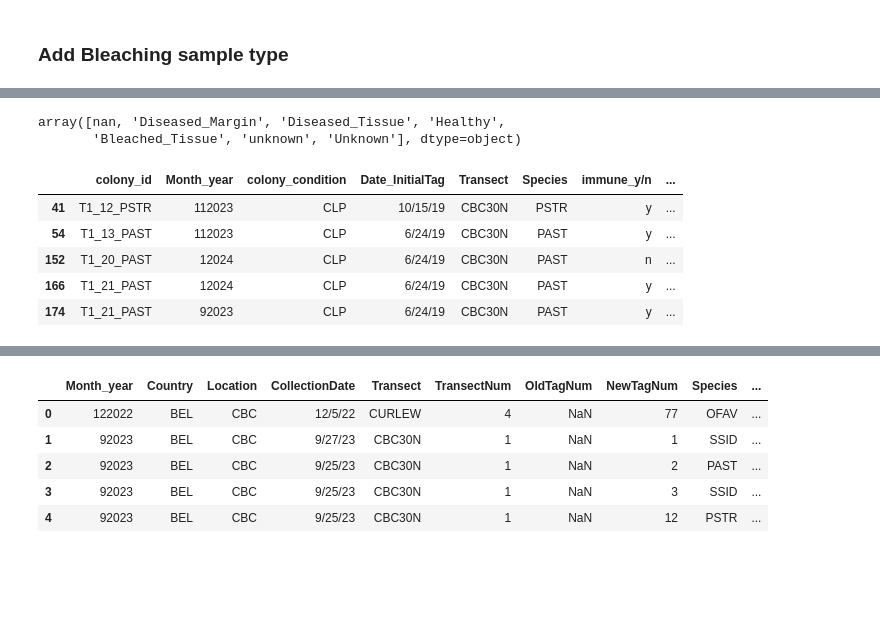
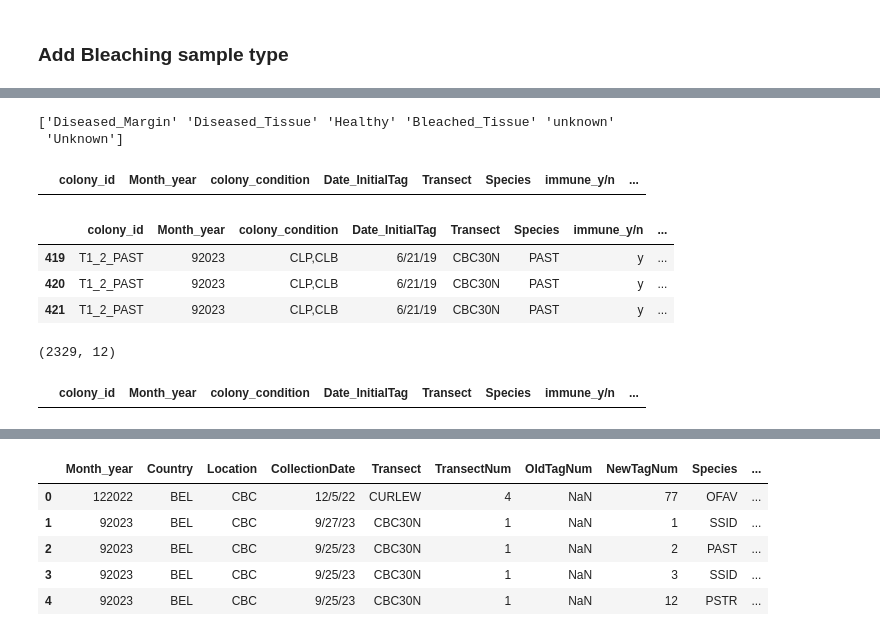
Before and after one commit to brookewicz/Code_notebook, a Jupyter notebook: QA_QC/SampleData/BleachedSamples.ipynb, the cells around one changed output, grey strips where cells are left out. Saved outputs shown, nothing was run; the diff lists cells and outputs as text; code cells hidden in the pictures; blank space fills up the shorter version.

```diff
--- a/QA_QC/SampleData/BleachedSamples.ipynb
+++ b/QA_QC/SampleData/BleachedSamples.ipynb
@@ -175,20 +199,34 @@ rows = (merged['colony_condition'].isin(bl_conds) &
 # update only those rows with bleached sample status
 merged.loc[rows, 'sample_condition'] = 'Bleached_Tissue'
 # %%
-merged['sample_condition'].unique()
+print(merged['sample_condition'].unique())
+merged[merged['Tubelabel_species'].isna()]
+# NA problem fixed
 # %% [output]
-array([nan, 'Diseased_Margin', 'Diseased_Tissue', 'Healthy',
-       'Bleached_Tissue', 'unknown', 'Unknown'], dtype=object)
+['Diseased_Margin' 'Diseased_Tissue' 'Healthy' 'Bleached_Tissue' 'unknown'
+ 'Unknown']
+|  | colony_id | Month_year | colony_condition | Date_InitialTag | Transect | Species | immune_y/n | ... |
-# %%
-merged.loc[merged['colony_condition']=='CLP',:].head(5)
-# check it worked
-# %% [output]
-|  | colony_id | Month_year | colony_condition | Date_InitialTag | Transect | Species | immune_y/n | ... |
-| 41 | T1_12_PSTR | 112023 | CLP | 10/15/19 | CBC30N | PSTR | y | ... |
-| 54 | T1_13_PAST | 112023 | CLP | 6/24/19 | CBC30N | PAST | y | ... |
-| 152 | T1_20_PAST | 12024 | CLP | 6/24/19 | CBC30N | PAST | n | ... |
-| 166 | T1_21_PAST | 12024 | CLP | 6/24/19 | CBC30N | PAST | y | ... |
-| 174 | T1_21_PAST | 92023 | CLP | 6/24/19 | CBC30N | PAST | y | ... |
+# %%
+merged.loc[(merged['colony_id']=='T1_2_PAST') &
+    (merged['Month_year']==92023),:]
+# check it worked
+# %% [output]
+|  | colony_id | Month_year | colony_condition | Date_InitialTag | Transect | Species | immune_y/n | ... |
+| 419 | T1_2_PAST | 92023 | CLP,CLB | 6/21/19 | CBC30N | PAST | y | ... |
+| 420 | T1_2_PAST | 92023 | CLP,CLB | 6/21/19 | CBC30N | PAST | y | ... |
+| 421 | T1_2_PAST | 92023 | CLP,CLB | 6/21/19 | CBC30N | PAST | y | ... |
+# %%
+merged.shape
+# %% [output]
+(2329, 12)
+# %%
+# check for duplicates in merged
+dup_mask = merged.duplicated(subset=['colony_id','Tubelabel_species','Month_year','Sample_type'], keep=False)
+duplicates = merged[dup_mask]
+
+duplicates
+# %% [output]
+|  | colony_id | Month_year | colony_condition | Date_InitialTag | Transect | Species | immune_y/n | ... |
 # %%
 # export changes to sctld_samples
 test=sample.merge(
```
Also changed, not shown: parts of 23 cells of this notebook.
